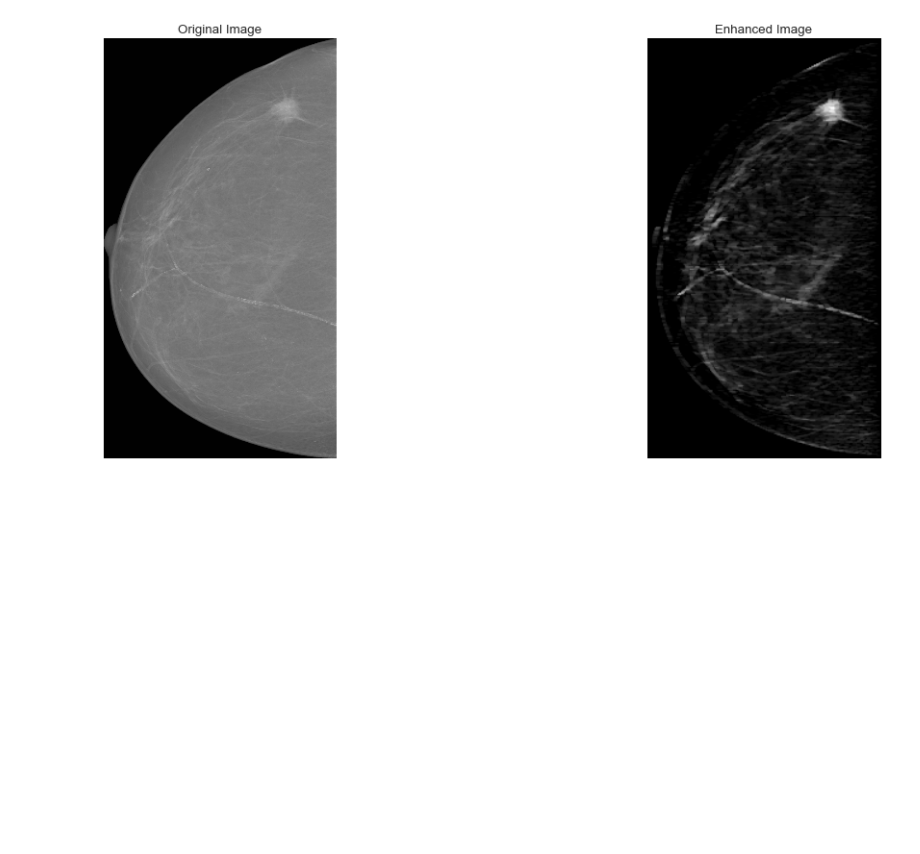
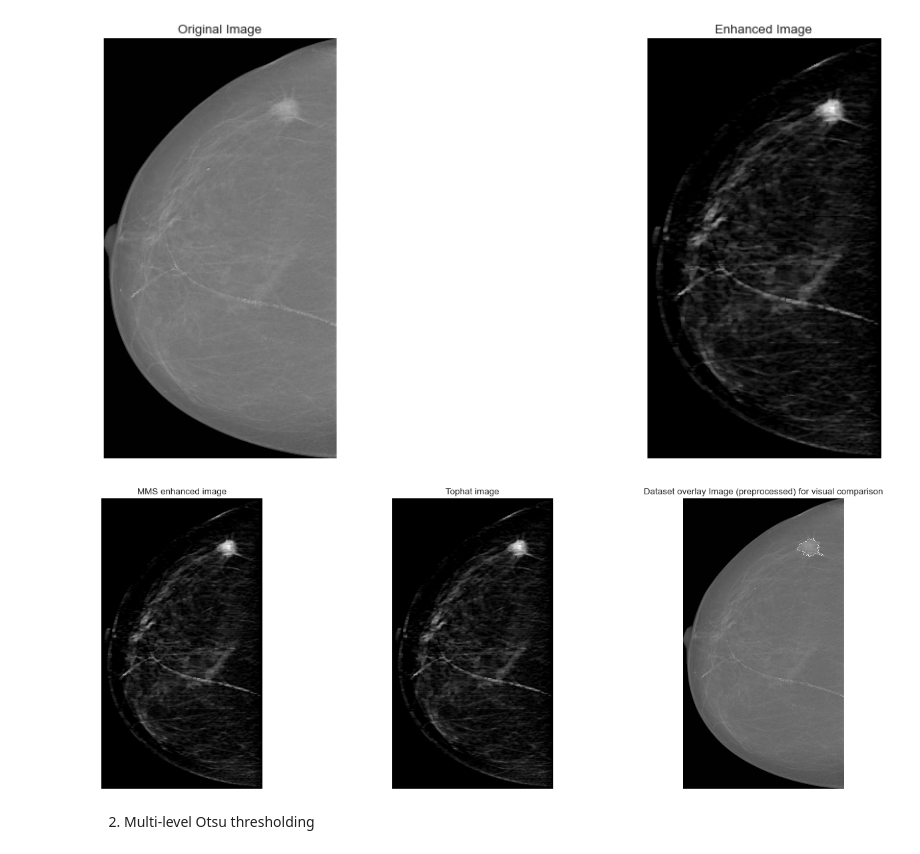
Before and after one commit to abdalrhmanu/breast-mass-detection-and-segmentation-using-multi-scale-morphological-sifting-and-kmeans-clustering, a Jupyter notebook: notebooks/Abdel-Notebook (mass detection implementation).ipynb, the cells around one changed output. Drawn from its saved outputs; the diff is of its cells as text; code cells hidden in the pictures; blank space fills up the shorter version.

Commit message:
Tophat applied to enhanced_image

```diff
--- a/notebooks/Abdel-Notebook (mass detection implementation).ipynb
+++ b/notebooks/Abdel-Notebook (mass detection implementation).ipynb
@@ -222,3 +222,26 @@ image_input_name = '20587612_f4b2d377f43ba0bd_MG_R_CC_ANON.tif'
 enhanced_image = mms.fit(image_input_name, plot=True)
 # %% [output]
 [figure]
+# %%
+# Apply top-hat transformation to enhance the bright regions in the image
+# Define the structuring element for the opening operation
+krnel_size = 30
+kernel = cv2.getStructuringElement(cv2.MORPH_ELLIPSE, (krnel_size, krnel_size))
+# Perform top-hat transformation
+tophat = cv2.morphologyEx(enhanced_image, cv2.MORPH_TOPHAT, kernel)
+
+# Reading the same processed image (ovarlayed version) for visual comparison
+overlay_image_dataset = os.path.join(mms.overlay_dir, image_input_name)
+overlay_image = cv2.imread(overlay_image_dataset)
+
+# Display the enhanced and tophat image
+imgs = {
+    "MMS enhanced image": enhanced_image,
+    "Tophat image": tophat,
+    "Dataset overlay Image (preprocessed) for visual comparison": overlay_image
+}
+display.plot_figures(imgs, 1, 3)
+# %% [output]
+[figure, added]
+# %% [markdown]
+2. Multi-level Otsu thresholding
```
Also changed, not shown: parts of 9 cells of this notebook, 1 other file.
